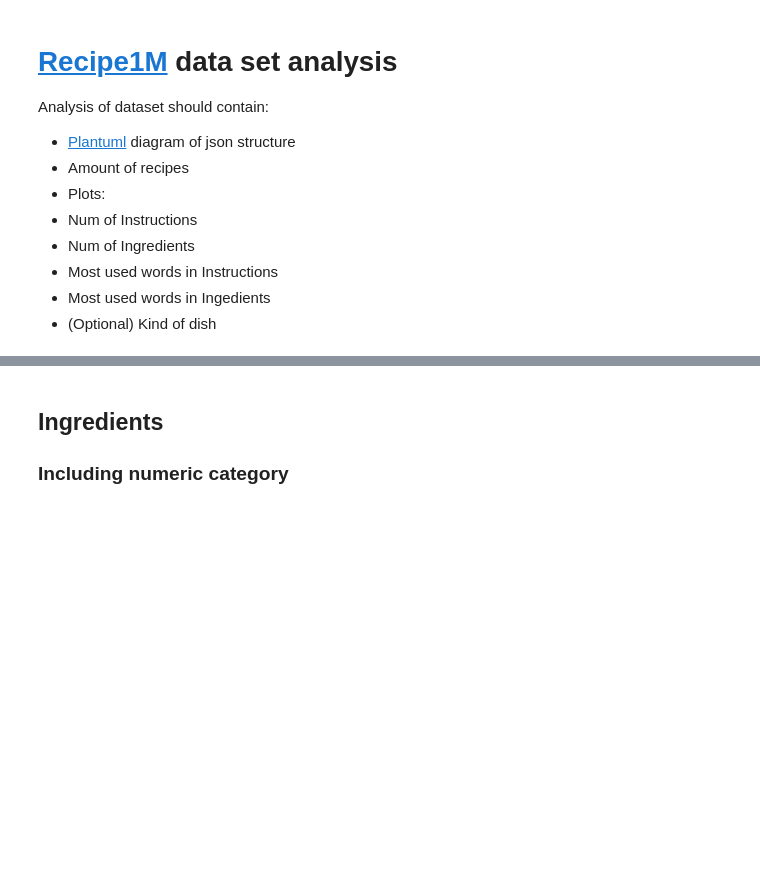
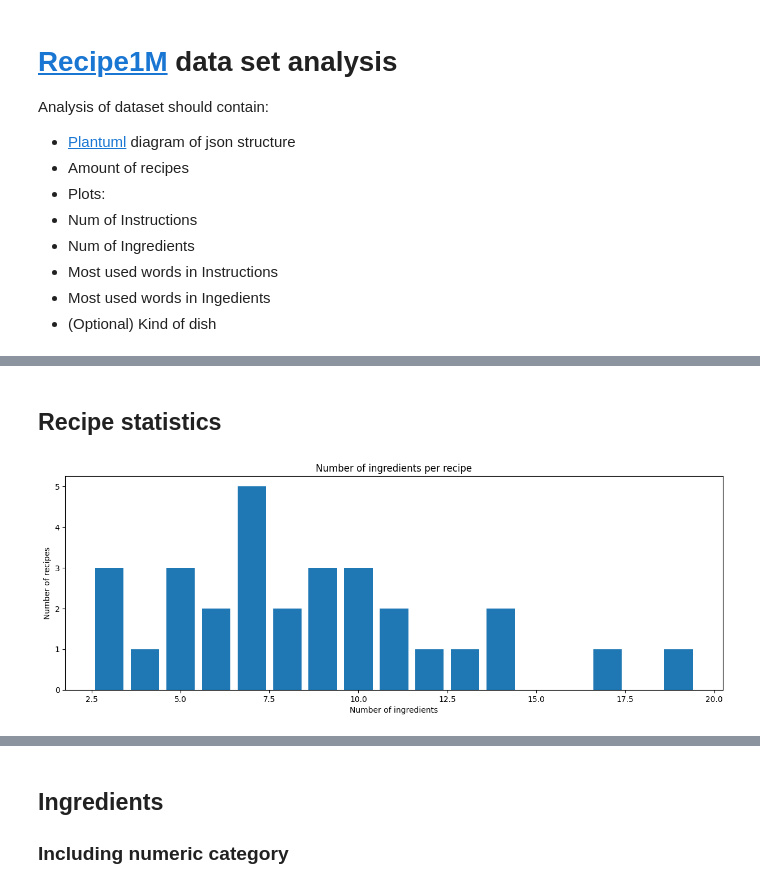
Before and after one commit to mscholl96/mad-recime, a Jupyter notebook: data/recipe1M/recipe1M.ipynb, the cells around one changed output, grey strips where cells are left out. Cells and saved outputs as stored; diff of their text form; code cells hidden in the pictures; blank space fills up the shorter version.

```diff
--- a/data/recipe1M/recipe1M.ipynb
+++ b/data/recipe1M/recipe1M.ipynb
@@ -76,0 +117,11 @@ Number of numeric expressions in instructions: 4187244
+# %% [markdown]
+## Recipe statistics
+# %%
+plt.figure(figsize=(15,5), dpi=100)
+plt.title("Number of ingredients per recipe")
+plt.xlabel("Number of ingredients")
+plt.ylabel("Number of recipes")
+plt.bar(ingredients_per_recipe.keys(), ingredients_per_recipe.values(), align='center')
+plt.show()
+# %% [output]
+[figure, added]
```
Also changed, not shown: parts of 12 cells of this notebook.
